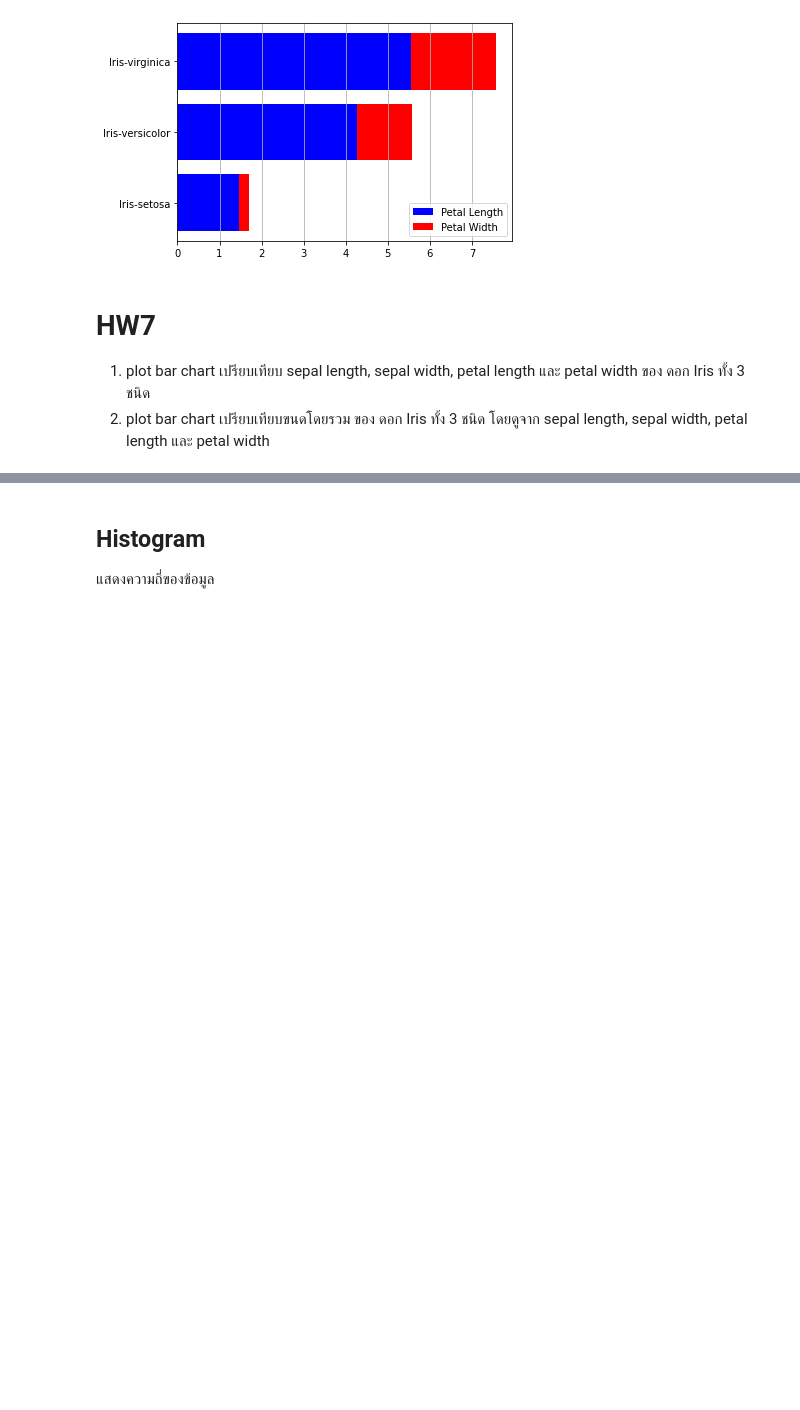
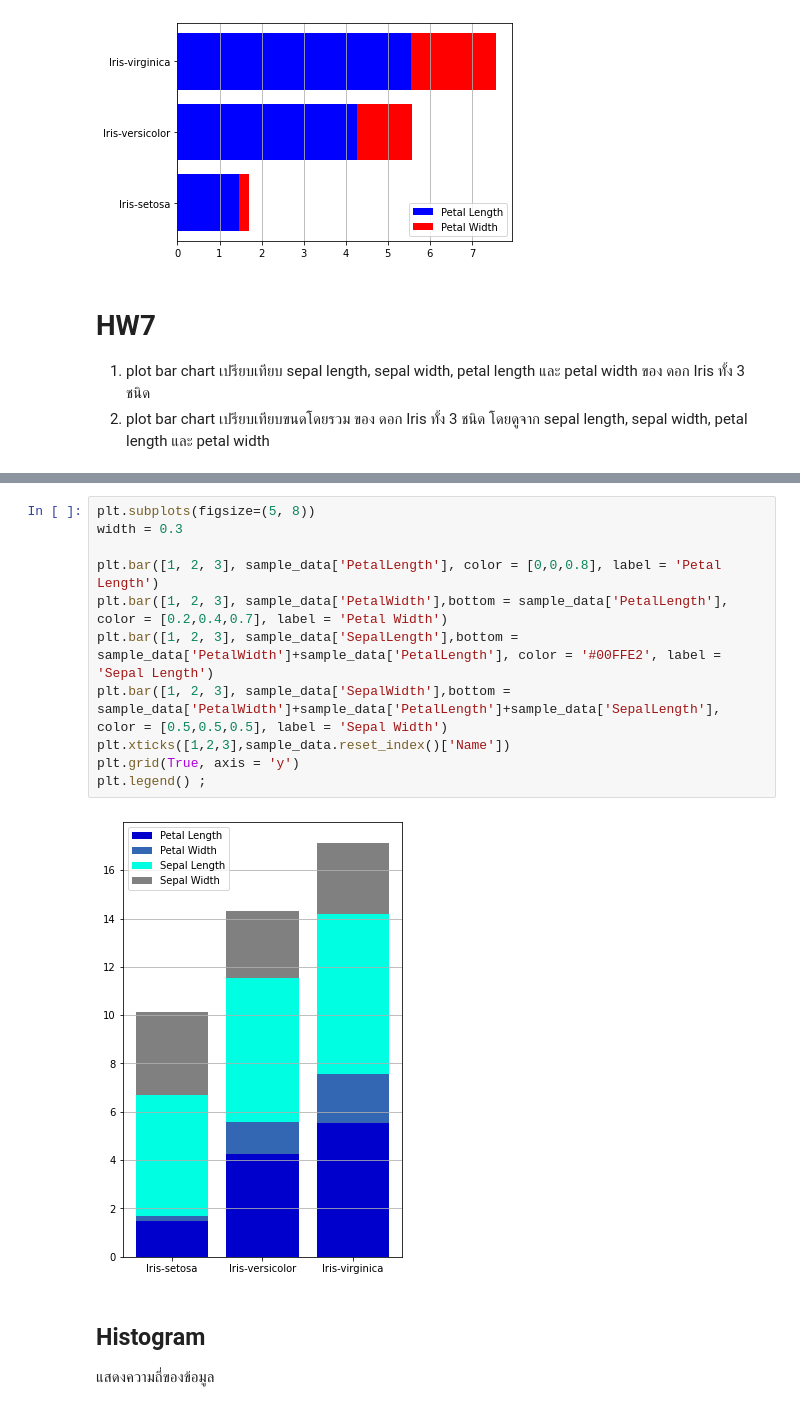
Before and after one commit to chanikansuksen/data_viz_2022, a Jupyter notebook: DataViz04_Data_Comparison.ipynb, the cells around one changed output, grey strips where cells are left out. Cells and saved outputs as stored; diff of their text form; blank space fills up the shorter version.

```diff
--- a/DataViz04_Data_Comparison.ipynb
+++ b/DataViz04_Data_Comparison.ipynb
@@ -228,3 +256,16 @@ plt.legend() ;
+# %%
+plt.subplots(figsize=(5, 8))
+width = 0.3
+
+plt.bar([1, 2, 3], sample_data['PetalLength'], color = [0,0,0.8], label = 'Petal Length')
+plt.bar([1, 2, 3], sample_data['PetalWidth'],bottom = sample_data['PetalLength'], color = [0.2,0.4,0.7], label = 'Petal Width')
+plt.bar([1, 2, 3], sample_data['SepalLength'],bottom = sample_data['PetalWidth']+sample_data['PetalLength'], color = '#00FFE2', label = 'Sepal Length')
+plt.bar([1, 2, 3], sample_data['SepalWidth'],bottom = sample_data['PetalWidth']+sample_data['PetalLength']+sample_data['SepalLength'], color = [0.5,0.5,0.5], label = 'Sepal Width')
+plt.xticks([1,2,3],sample_data.reset_index()['Name'])
+plt.grid(True, axis = 'y')
+plt.legend() ;
+# %% [output]
+[figure, added]
 # %% [markdown]
 ## Histogram
 แสดงความถี่ของข้อมูล
```
Also changed, not shown: parts of 3 cells of this notebook.
